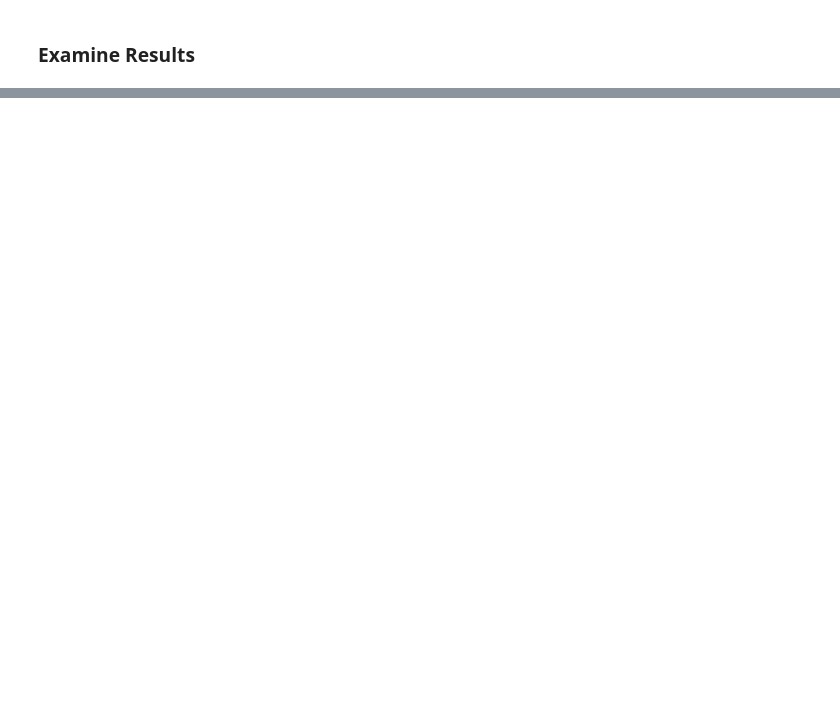
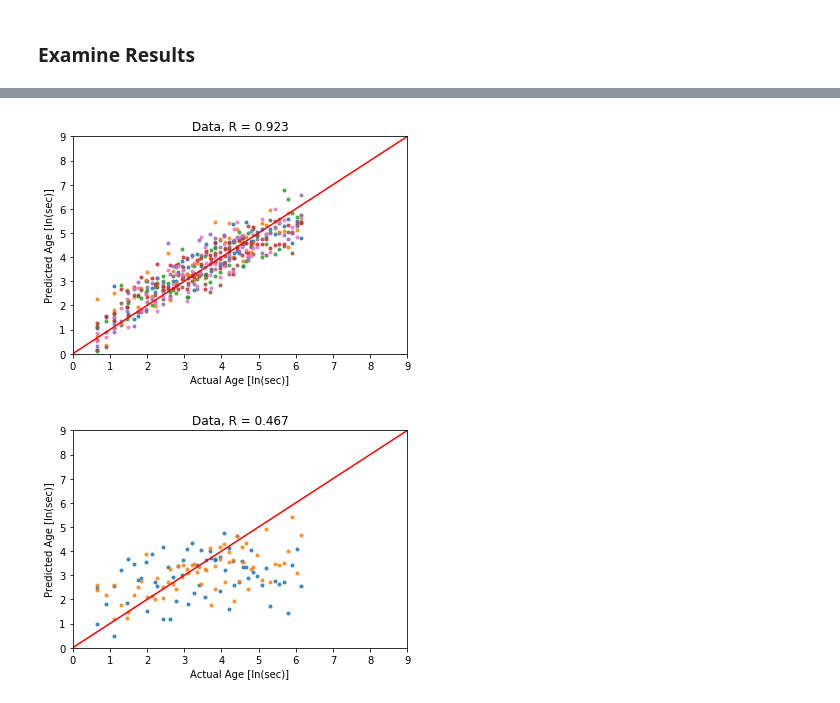
Before and after one commit to santi921/AM216Final2019, a Jupyter notebook: Cuccia_NN.ipynb, the cells around one changed output, grey strips where cells are left out. Saved outputs shown, nothing was run; the diff lists cells and outputs as text; code cells hidden in the pictures; blank space fills up the shorter version.

Commit message:
Updated Graphing
Changed graphing functions to allow for more clear visualitzation of different subsections of the interface.

```diff
--- a/Cuccia_NN.ipynb
+++ b/Cuccia_NN.ipynb
@@ -83,21 +85,21 @@ D:/Nick/MLdata/19-03-19a-Exp/Extract Data/ML_block3_Exp348.mat
 # %% [markdown]
 ### Assemble Data
 # %%
+train_data, train_labels, train_meta, test_data, test_labels, test_meta = \
+        age.withhold_sqr(
+            split_images = split_images,
+            ML_labels = ['T'],
+            label_dic = label_dic,
+            image_grid_size = image_grid_size,
+            log_time = True,
+            cols = int(np.ceil(.2*image_grid_size)))
+
 # train_data, train_labels, train_meta, test_data, test_labels, test_meta = \
-#         age.withhold_sqr(
+#         age.withold_exp(
 #             split_images = split_images,
 #             ML_labels = ['T'],
 #             label_dic = label_dic,
-#             image_grid_size = image_grid_size,
-#             log_time = True,
-#             cols = crop_size//split_size)
-
-train_data, train_labels, train_meta, test_data, test_labels, test_meta = \
-        age.withold_exp(
-            split_images = split_images,
-            ML_labels = ['T'],
-            label_dic = label_dic,
-            log_time = True)
+#             log_time = True)
 
 # train_data, train_labels, test_data, test_labels = \
 # age.younger(train_data, train_labels, test_data, test_labels, time_cut = 5)
@@ -158,7 +167,8 @@ model, history = age.inception_train(
                     test_labels,
                     savedir,
                     incep_model,
-                    epochs = 50)
+                    epochs = 10,
+                    patience = 20)
 
 # model, history = age.aion(train_data, train_labels, test_data, test_labels,
 #                     savedir, full_model)
@@ -182,16 +226,25 @@ age.hist_plotter(history, savedir + "Incep_history")
 # %%
-train_times = train_labels.flatten()
-train_pred_times = train_predic.flatten()
+train_times = train_labels.reshape(-1, int(np.floor(.8*image_grid_size)))
+train_pred_times = train_predic.reshape(-1, int(np.floor(.8*image_grid_size)))
 
 # train_shear = train_labels[:,1]
 # train_pred_shear = train_predic[:,1]
 
-test_times = test_labels.flatten()
-test_pred_times = test_predic.flatten()
+test_times = test_labels.reshape(-1, int(np.ceil(.2*image_grid_size)))
+test_pred_times = test_predic.reshape(-1, int(np.ceil(.2*image_grid_size)))
 
 # test_shear = test_labels[:,1]
 # test_pred_shear = test_predic[:,1]
 
-age.data_plotter(train_times, train_pred_times, savedir + "Incep_Age_train" , 'b')
+age.data_plotter(train_times, train_pred_times,
+                 savedir + "Incep_Age_train" ,
+                 lim = 9,
+                 marker = ".", alpha = .8)
 
-age.data_plotter(test_times, test_pred_times, savedir + "Incep_Age_test" , 'k')
+age.data_plotter(test_times, test_pred_times,
+                 savedir + "Incep_Age_test" ,
+                 lim = 9,
+                 marker = ".", alpha = .8)
+# %% [output]
+[figure, added]
+[figure, added]
```
Also changed, not shown: parts of 9 cells of this notebook, 2 other files.
